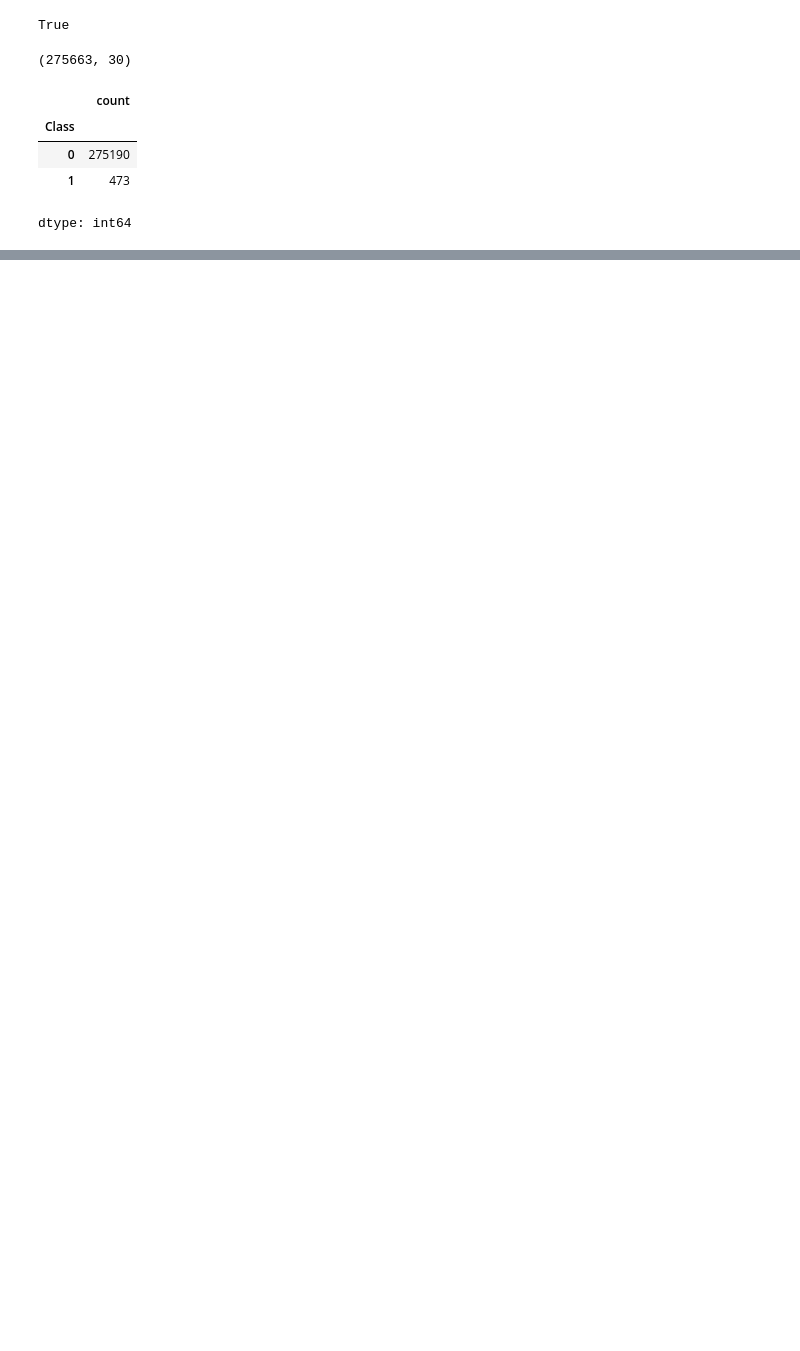
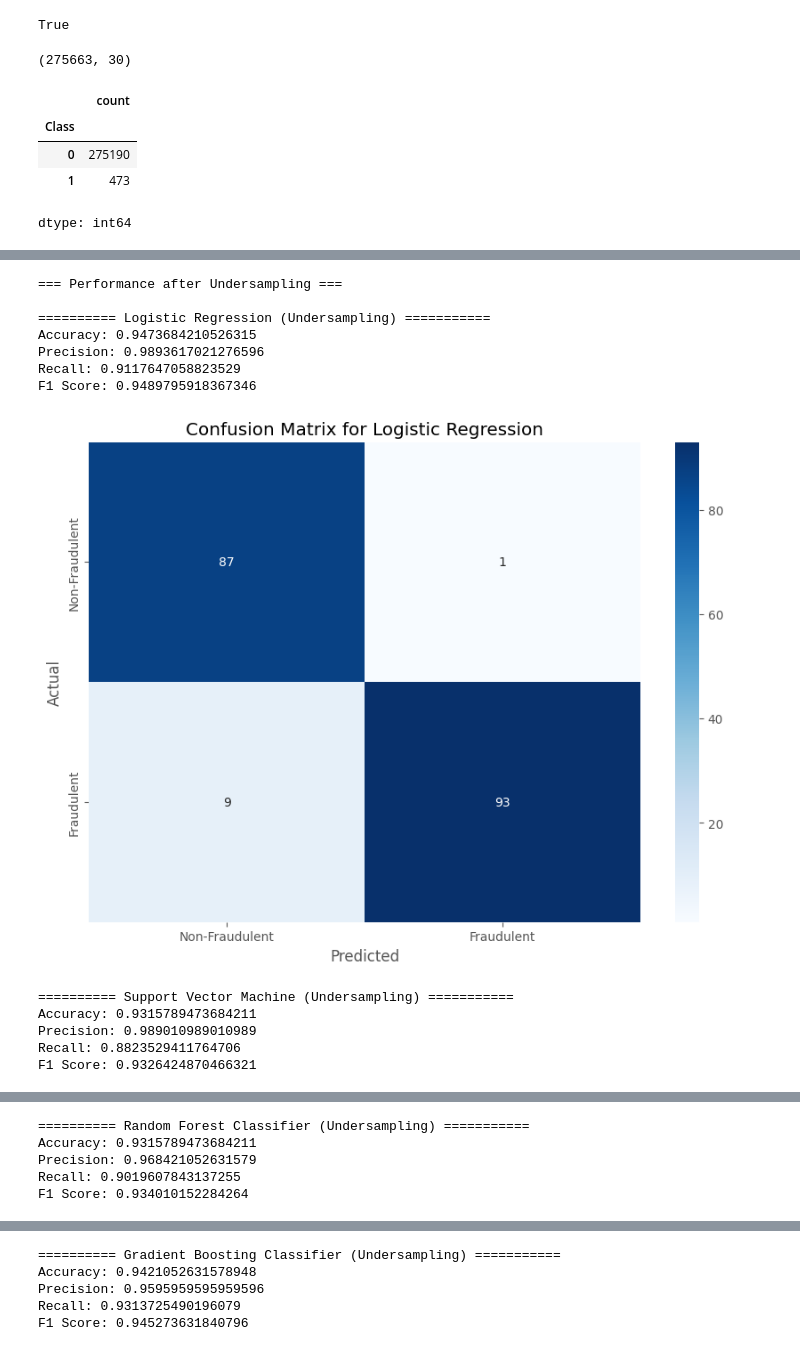
Before and after one commit to shifanasalim/credit, a Jupyter notebook: credit.ipynb, the cells around one changed output, grey strips where cells are left out. Drawn from its saved outputs; the diff is of its cells as text; code cells hidden in the pictures; blank space fills up the shorter version.

```diff
--- a/credit.ipynb
+++ b/credit.ipynb
@@ -218,0 +207,49 @@ NameError: name 'X_res' is not defined
+# %%
+# Separate majority and minority classes
+normal = data[data['Class'] == 0]
+fraud = data[data['Class'] == 1]
+# %%
+# Perform undersampling on the majority class
+normal_sample = normal.sample(n=len(fraud))
+new_data = pd.concat([normal_sample, fraud], ignore_index=True)
+# %%
+# Split the undersampled data into features (X) and target (y)
+X = new_data.drop('Class', axis=1)
+y = new_data['Class']
+# %%
+# Split the undersampled dataset into training and testing sets
+X_train, X_test, y_train, y_test = train_test_split(X, y, test_size=0.2, random_state=42)
+# %%
+# Train and evaluate each classifier after undersampling
+print("\n=== Performance after Undersampling ===")
+for name, clf in classifier.items():
+    print(f"\n========== {name} (Undersampling) ===========")
+    clf.fit(X_train, y_train)
+    y_pred = clf.predict(X_test)
+    print(f"Accuracy: {accuracy_score(y_test, y_pred)}")
+    print(f"Precision: {precision_score(y_test, y_pred)}")
+    print(f"Recall: {recall_score(y_test, y_pred)}")
+    print(f"F1 Score: {f1_score(y_test, y_pred)}")
+
+# Confusion Matrix
+    cm = confusion_matrix(y_test, y_pred)
+    plt.figure(figsize=(10, 7))
+    sns.heatmap(cm, annot=True, fmt='d', cmap='Blues', xticklabels=['Non-Fraudulent', 'Fraudulent'], yticklabels=['Non-Fraudulent', 'Fraudulent'])
+    plt.xlabel('Predicted')
+    plt.ylabel('Actual')
+    plt.title(f'Confusion Matrix for {name} (Undersampling)')
+    plt.show()
+# %% [output]
+=== Performance after Undersampling ===
+
+========== Logistic Regression (Undersampling) ===========
+Accuracy: 0.9473684210526315
+Precision: 0.9893617021276596
+Recall: 0.9117647058823529
+F1 Score: 0.9489795918367346
+[figure, added]
+========== Support Vector Machine (Undersampling) ===========
+Accuracy: 0.9315789473684211
+Precision: 0.989010989010989
+Recall: 0.8823529411764706
+F1 Score: 0.9326424870466321
@@ -218,0 +257,5 @@ NameError: name 'X_res' is not defined
+========== Random Forest Classifier (Undersampling) ===========
+Accuracy: 0.9315789473684211
+Precision: 0.968421052631579
+Recall: 0.9019607843137255
+F1 Score: 0.934010152284264
@@ -218,0 +263,5 @@ NameError: name 'X_res' is not defined
+========== Gradient Boosting Classifier (Undersampling) ===========
+Accuracy: 0.9421052631578948
+Precision: 0.9595959595959596
+Recall: 0.9313725490196079
+F1 Score: 0.945273631840796
```
Also changed, not shown: parts of 17 cells of this notebook.
